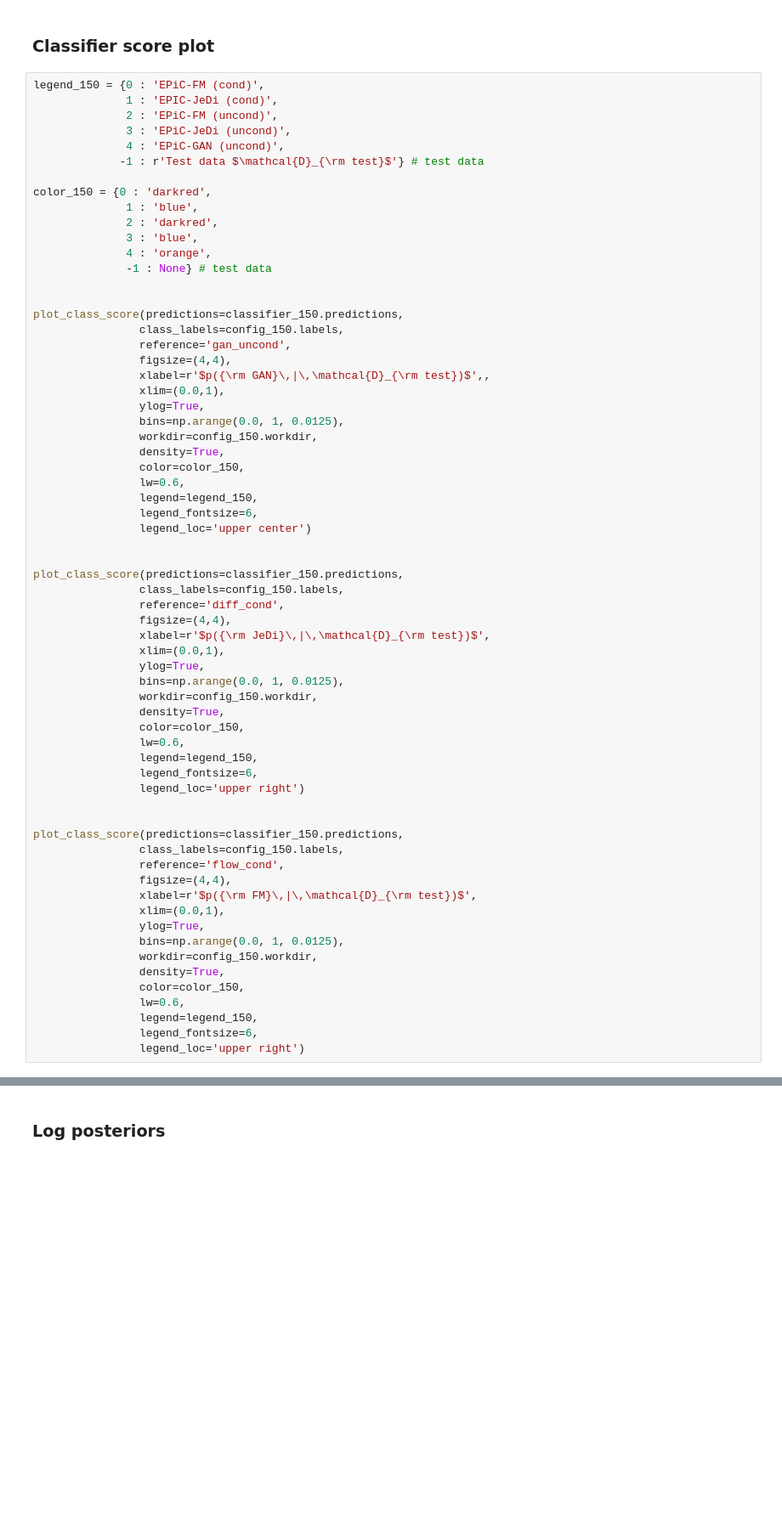
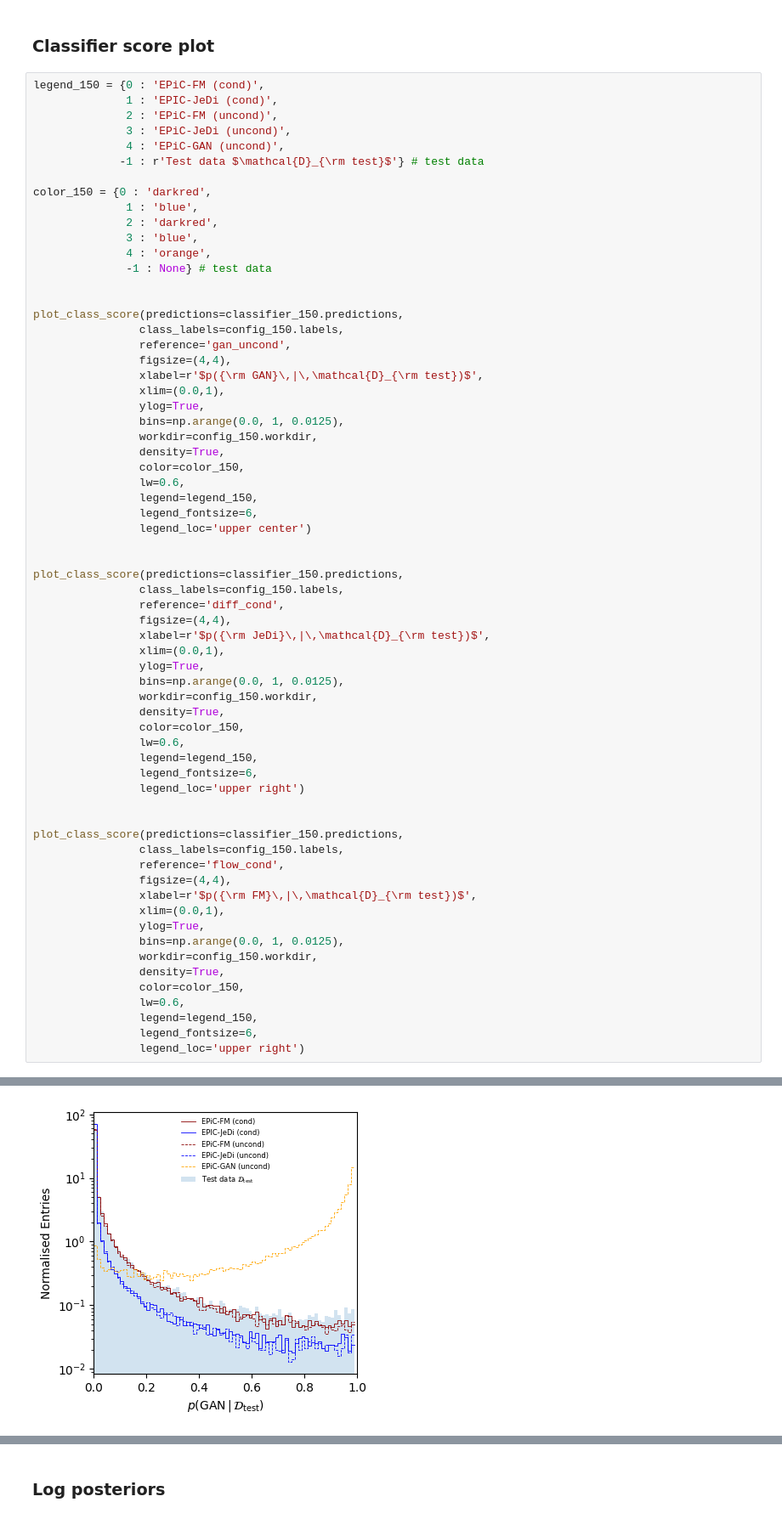
Before and after one commit to dfaroughy/ClassifierMetric, a Jupyter notebook: notebooks/evaluate.ipynb, the cells around one changed output, grey strips where cells are left out. Shown: that part at 85% size. Drawn from its saved outputs; the diff is of its cells as text; blank space fills up the shorter version.

Commit message:
plots

```diff
--- a/notebooks/evaluate.ipynb
+++ b/notebooks/evaluate.ipynb
@@ -139,7 +139,7 @@ plot_class_score(predictions=classifier_150.predictions,
                 class_labels=config_150.labels,
                 reference='gan_uncond',
                 figsize=(4,4),
-                xlabel=r'$p({\rm GAN}\,|\,\mathcal{D}_{\rm test})$',,
+                xlabel=r'$p({\rm GAN}\,|\,\mathcal{D}_{\rm test})$',
                 xlim=(0.0,1),
                 ylog=True,
                 bins=np.arange(0.0, 1, 0.0125),
@@ -188,0 +188 @@ SyntaxError: invalid syntax (3053409701.py, line 20)
+[figure, added]
```
Also changed, not shown: parts of 1 cell of this notebook.
